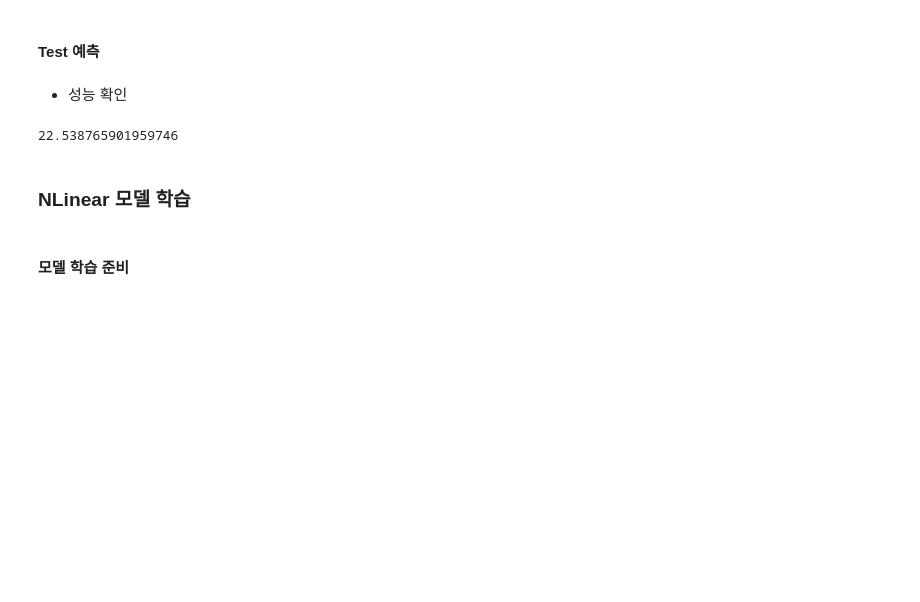
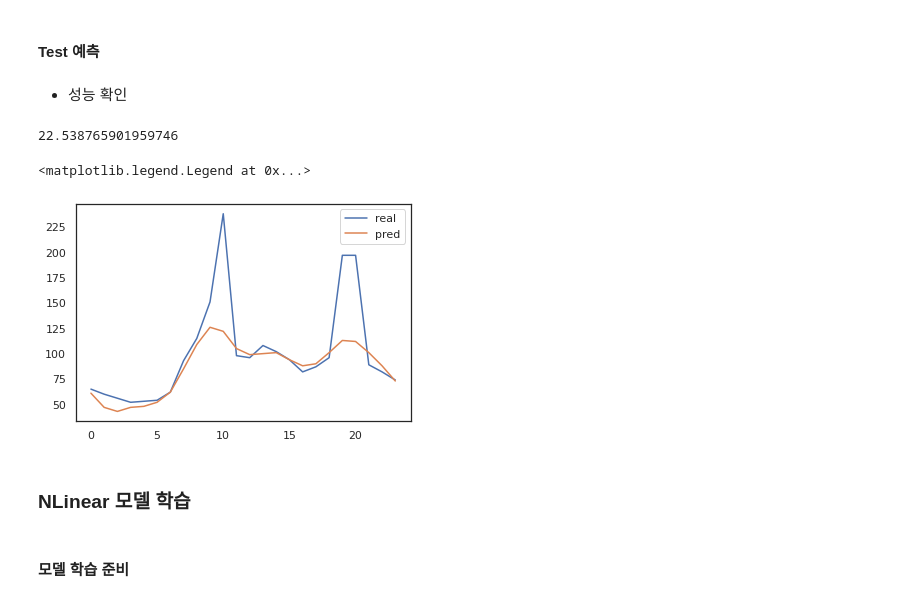
Before and after one commit to Jaesu26/aifactory-water-demand-forecasting, a Jupyter notebook: 2022-12-05-농촌지역-수돗물-수요예측.ipynb, the cells around one changed output. Drawn from its saved outputs; the diff is of its cells as text; code cells hidden in the pictures; blank space fills up the shorter version.

```diff
--- a/2022-12-05-농촌지역-수돗물-수요예측.ipynb
+++ b/2022-12-05-농촌지역-수돗물-수요예측.ipynb
@@ -1287,6 +1351,7 @@ dlinear_args = EasyDict({
     'num_folds':5,
     'bs':512,
     'lr':1e-2,
+    'lr_gamma':0.98,
     'weight_decay':1e-2,
     'max_norm':1.0,
     'seed':22,
@@ -1491,6 +1567,14 @@ tmp = tmp.dropna().loc[:, 'flow':'flow335'].to_numpy()
 mean_absolute_error(tmp, y_hat)
 # %% [output]
 22.538765901959746
+# %%
+idx = 24*102
+plt.plot(tmp[idx][:24], label='real')
+plt.plot(submission.loc[idx, 'h0':'h335'].values[:24], label='pred')
+plt.legend()
+# %% [output]
+<matplotlib.legend.Legend at 0x...>
+[figure, added]
 # %% [markdown]
 ### NLinear 모델 학습
 # %% [markdown]
```
Also changed, not shown: parts of 9 cells of this notebook.
